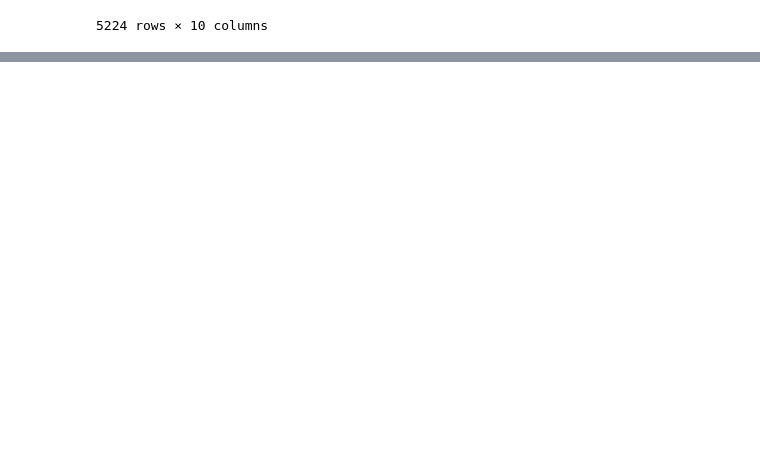
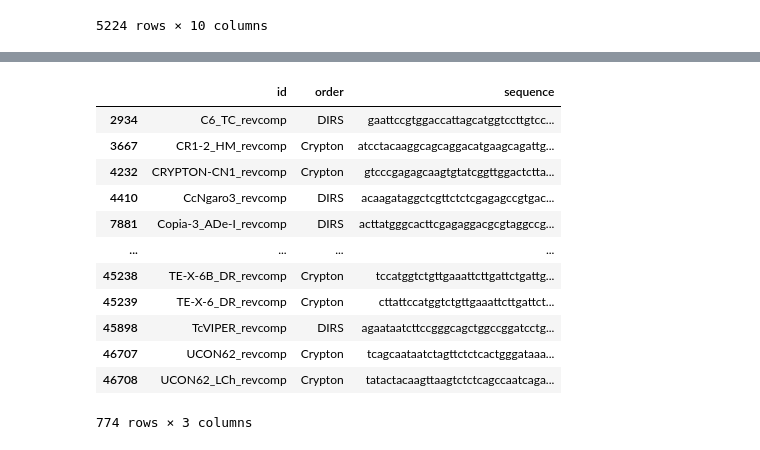
Before and after one commit to Tiago-Minuzzi/phd-proj, a Jupyter notebook: pynb/db_te_get_dataset_full.ipynb, the cells around one changed output, grey strips where cells are left out. Saved outputs shown, nothing was run; the diff lists cells and outputs as text; code cells hidden in the pictures; blank space fills up the shorter version.

Commit message:
TDS orders + least repr

```diff
--- a/pynb/db_te_get_dataset_full.ipynb
+++ b/pynb/db_te_get_dataset_full.ipynb
@@ -712,0 +719,3 @@ estrat_juntado.to_csv('tds_te_orders_estrat_20210308_v1.csv', index=False)
+# %%
+te_sense = pd.read_csv('db_te_classified_v2.1.csv', usecols=('id', 'order', 'sequence'))
+te_anti = pd.read_csv('db_te_classified_v2.1_revcomp.csv', usecols=('id', 'order', 'sequence'))
@@ -712,0 +734,17 @@ estrat_juntado.to_csv('tds_te_orders_estrat_20210308_v1.csv', index=False)
+# %%
+least_repr = te_anti.loc[(te_anti['order']=='Crypton') | (te_anti['order']=='DIRS')]
+least_repr
+# %% [output]
+|  | id | order | sequence |
+| 2934 | C6_TC_revcomp | DIRS | gaattccgtggaccattagcatggtccttgtcc... |
+| 3667 | CR1-2_HM_revcomp | Crypton | atcctacaaggcagcaggacatgaagcagattg... |
+| 4232 | CRYPTON-CN1_revcomp | Crypton | gtcccgagagcaagtgtatcggttggactctta... |
+| 4410 | CcNgaro3_revcomp | DIRS | acaagataggctcgttctctcgagagccgtgac... |
+| 7881 | Copia-3_ADe-I_revcomp | DIRS | acttatgggcacttcgagaggacgcgtaggccg... |
+| ... | ... | ... | ... |
+| 45238 | TE-X-6B_DR_revcomp | Crypton | tccatggtctgttgaaattcttgattctgattg... |
+| 45239 | TE-X-6_DR_revcomp | Crypton | cttattccatggtctgttgaaattcttgattct... |
+| 45898 | TcVIPER_revcomp | DIRS | agaataatcttccgggcagctggccggatcctg... |
+| 46707 | UCON62_revcomp | Crypton | tcagcaataatctagttctctcactgggataaa... |
+| 46708 | UCON62_LCh_revcomp | Crypton | tatactacaagttaagtctctcagccaatcaga... |
+774 rows × 3 columns
```
Also changed, not shown: parts of 6 cells of this notebook.
